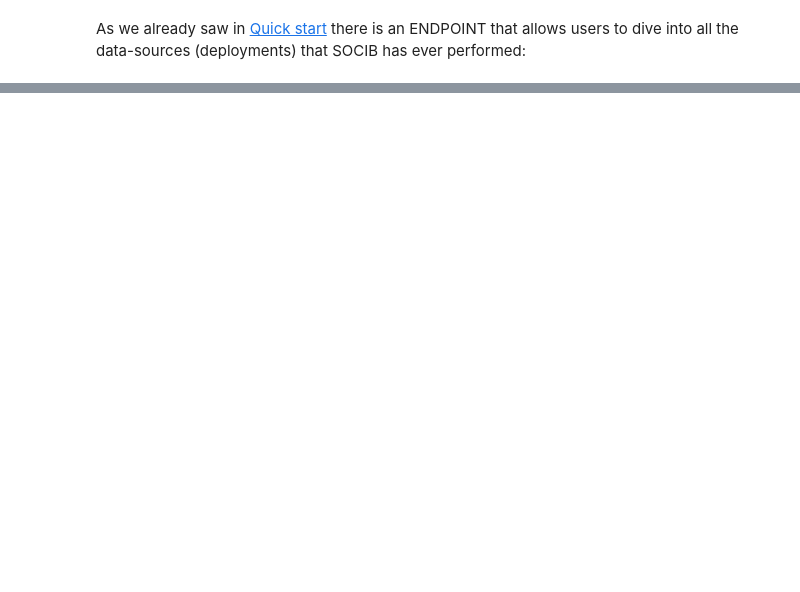
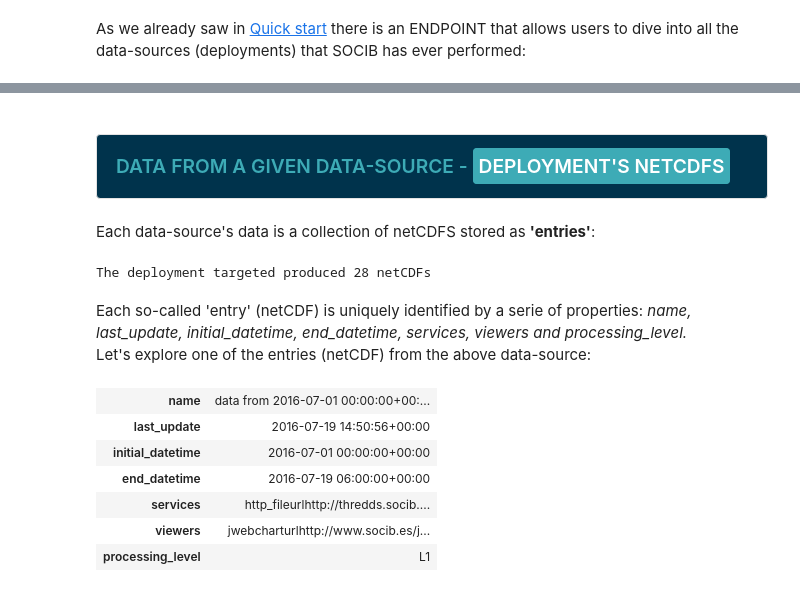
Before and after one commit to pazrg/SOCIB_API, a Jupyter notebook: data_sources/what_is_a_data_source.ipynb, the cells around one changed output, grey strips where cells are left out. Drawn from its saved outputs; the diff is of its cells as text; code cells hidden in the pictures; blank space fills up the shorter version.

```diff
--- a/data_sources/what_is_a_data_source.ipynb
+++ b/data_sources/what_is_a_data_source.ipynb
@@ -203,0 +122,25 @@ Deployment number 520 produced 2 netCDFs
+# %% [markdown]
+<h3 style="background-color: #00334C;border: 1px solid #e3e3e3;border-radius: 4px;color: #3dabb6; padding: 19px"> DATA FROM A GIVEN DATA-SOURCE - <span style=";border: 1px solid #3dabb6;border-radius: 4px;background-color: #3dabb6; color: white; padding: 5px"> DEPLOYMENT'S NETCDFS</span> </h3>
+# %% [markdown]
+Each data-source's data is a collection of netCDFS stored as <b>'entries'</b>:
+# %%
+targeted_deployment = response['results'][0]#i.e deployment number 0 of the above page
+data = {k:v for k, v in targeted_deployment.items() if k == 'entries'} #choosing just the deployment data
+print('The deployment targeted produced %s netCDFs' % (len(data['entries'])))
+# %% [output]
+The deployment targeted produced 28 netCDFs
+# %% [markdown]
+Each so-called 'entry' (netCDF) is uniquely identified by a serie of properties: <i> name, last_update, initial_datetime, end_datetime, services, viewers and processing_level.</i><br>Let's explore one of the entries (netCDF) from the above data-source:
+# %%
+targeted_deployment = response['results'][0]#i.e deployment number 0 of the above page
+data = {k:v for k, v in targeted_deployment.items() if k == 'entries'} #choosing just the deployment data
+targeted_netCDF = 0 #i.e netCDF number 0 of the above deployment
+HTML(json2html.convert(json=data['entries'][targeted_netCDF]))
+# %% [output]
+| name | data from 2016-07-01 00:00:00+00:... |
+| last_update | 2016-07-19 14:50:56+00:00 |
+| initial_datetime | 2016-07-01 00:00:00+00:00 |
+| end_datetime | 2016-07-19 06:00:00+00:00 |
+| services | http_fileurlhttp://thredds.socib.... |
+| viewers | jwebcharturlhttp://www.socib.es/j... |
+| processing_level | L1 |
```
Also changed, not shown: parts of 53 cells of this notebook, 12 other files.
